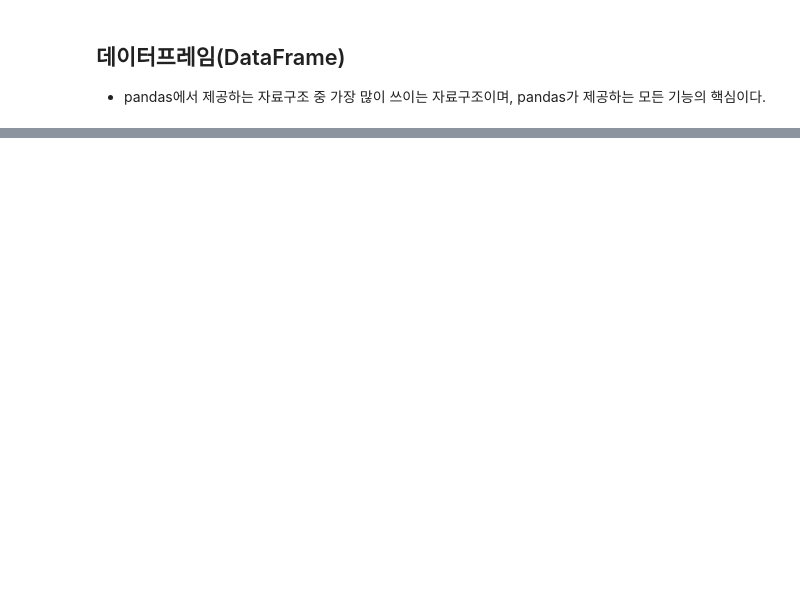
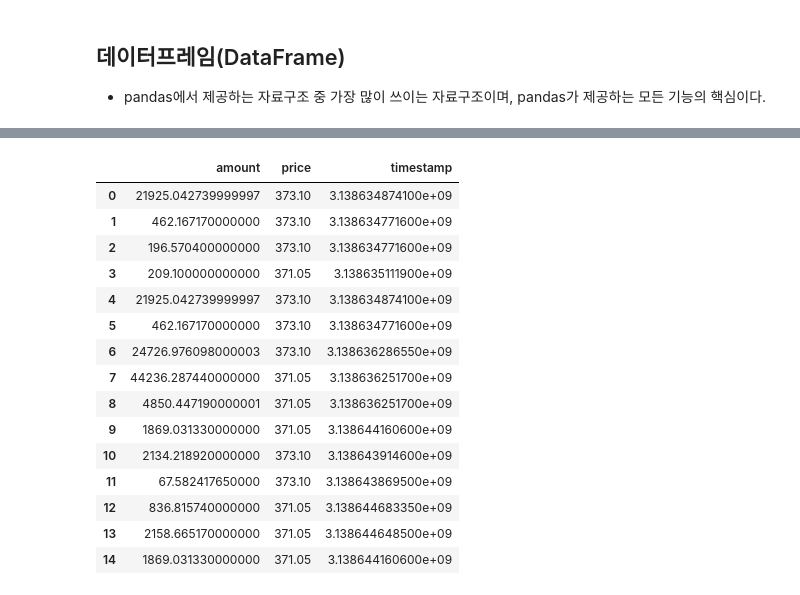
Before and after one commit to OnMyTeam/Auto-Trading, a Jupyter notebook: BitCoinDev_Jupyter/DataFrame.ipynb, the cells around one changed output, grey strips where cells are left out. Drawn from its saved outputs; the diff is of its cells as text; code cells hidden in the pictures; blank space fills up the shorter version.

```diff
--- a/BitCoinDev_Jupyter/DataFrame.ipynb
+++ b/BitCoinDev_Jupyter/DataFrame.ipynb
@@ -94,0 +312,20 @@ df.tail(2)
+# %%
+df + df_2
+df.add(df_2)
+# %% [output]
+|  | amount | price | timestamp |
+| 0 | 21925.042739999997 | 373.10 | 3.138634874100e+09 |
+| 1 | 462.167170000000 | 373.10 | 3.138634771600e+09 |
+| 2 | 196.570400000000 | 373.10 | 3.138634771600e+09 |
+| 3 | 209.100000000000 | 371.05 | 3.138635111900e+09 |
+| 4 | 21925.042739999997 | 373.10 | 3.138634874100e+09 |
+| 5 | 462.167170000000 | 373.10 | 3.138634771600e+09 |
+| 6 | 24726.976098000003 | 373.10 | 3.138636286550e+09 |
+| 7 | 44236.287440000000 | 371.05 | 3.138636251700e+09 |
+| 8 | 4850.447190000001 | 371.05 | 3.138636251700e+09 |
+| 9 | 1869.031330000000 | 371.05 | 3.138644160600e+09 |
+| 10 | 2134.218920000000 | 373.10 | 3.138643914600e+09 |
+| 11 | 67.582417650000 | 373.10 | 3.138643869500e+09 |
+| 12 | 836.815740000000 | 371.05 | 3.138644683350e+09 |
+| 13 | 2158.665170000000 | 371.05 | 3.138644648500e+09 |
+| 14 | 1869.031330000000 | 371.05 | 3.138644160600e+09 |
```
Also changed, not shown: parts of 45 cells of this notebook.
